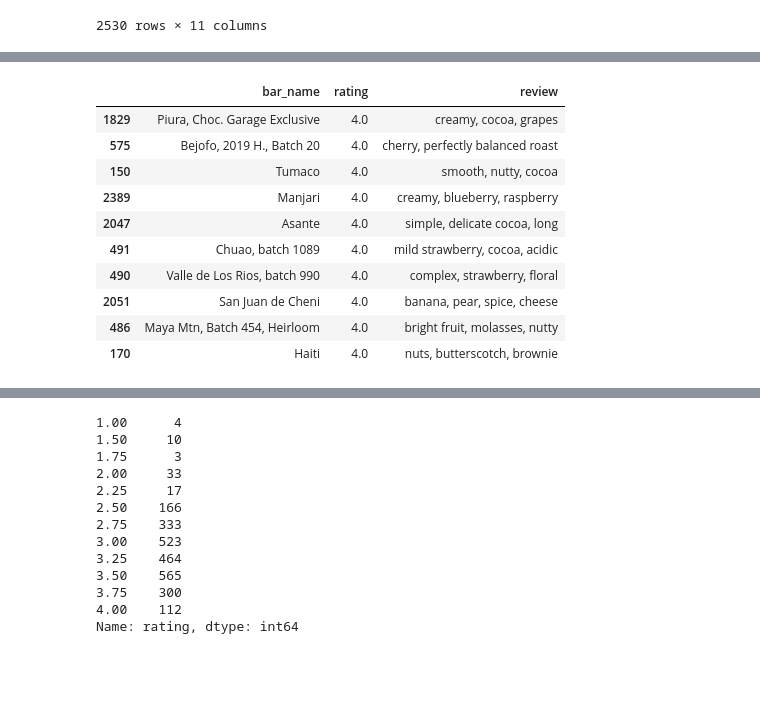
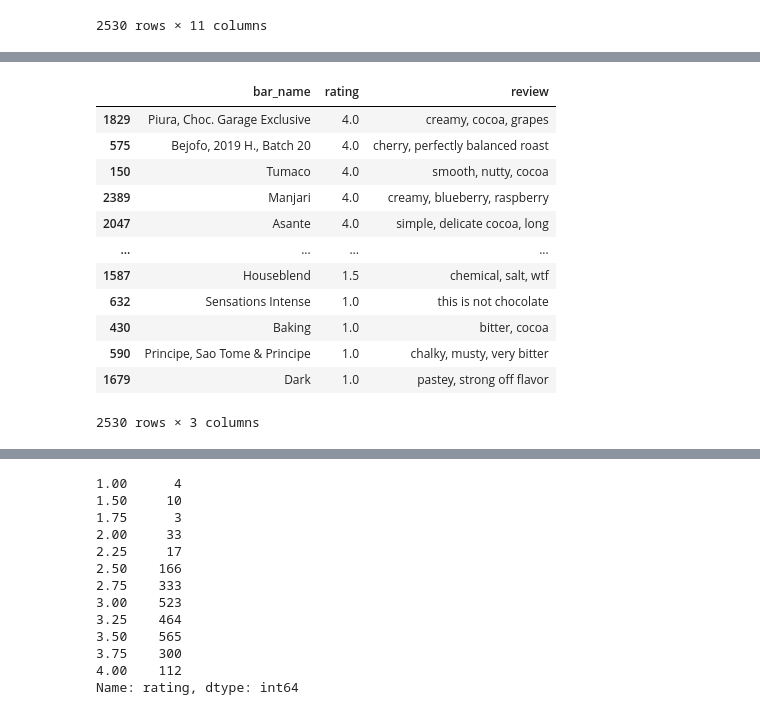
Before and after one commit to nbaggio28/Mid-Term-Project, a Jupyter notebook: notebooks/chocolateDA.ipynb, the cells around one changed output, grey strips where cells are left out. Cells and saved outputs as stored; diff of their text form; code cells hidden in the pictures; blank space fills up the shorter version.

```diff
--- a/notebooks/chocolateDA.ipynb
+++ b/notebooks/chocolateDA.ipynb
@@ -70,17 +71,19 @@ Name: year_reviewed, dtype: int64
 # %%
 #top ten highest rated chocolate bars
-topten_rated = chocbar_df[['bar_name','rating', 'review']].sort_values('rating', ascending=False).head(10)
+topten_rated = chocbar_df[['bar_name','rating', 'review']].sort_values('rating', ascending=False)
 
 topten_rated
 # %% [output]
 |  | bar_name | rating | review |
 | 1829 | Piura, Choc. Garage Exclusive | 4.0 | creamy, cocoa, grapes |
 | 575 | Bejofo, 2019 H., Batch 20 | 4.0 | cherry, perfectly balanced roast |
 | 150 | Tumaco | 4.0 | smooth, nutty, cocoa |
 | 2389 | Manjari | 4.0 | creamy, blueberry, raspberry |
 | 2047 | Asante | 4.0 | simple, delicate cocoa, long |
-| 491 | Chuao, batch 1089 | 4.0 | mild strawberry, cocoa, acidic |
-| 490 | Valle de Los Rios, batch 990 | 4.0 | complex, strawberry, floral |
-| 2051 | San Juan de Cheni | 4.0 | banana, pear, spice, cheese |
-| 486 | Maya Mtn, Batch 454, Heirloom | 4.0 | bright fruit, molasses, nutty |
-| 170 | Haiti | 4.0 | nuts, butterscotch, brownie |
+| ... | ... | ... | ... |
+| 1587 | Houseblend | 1.5 | chemical, salt, wtf |
+| 632 | Sensations Intense | 1.0 | this is not chocolate |
+| 430 | Baking | 1.0 | bitter, cocoa |
+| 590 | Principe, Sao Tome & Principe | 1.0 | chalky, musty, very bitter |
+| 1679 | Dark | 1.0 | pastey, strong off flavor |
+2530 rows × 3 columns
```
Also changed, not shown: parts of 22 cells of this notebook, 1 other file.
